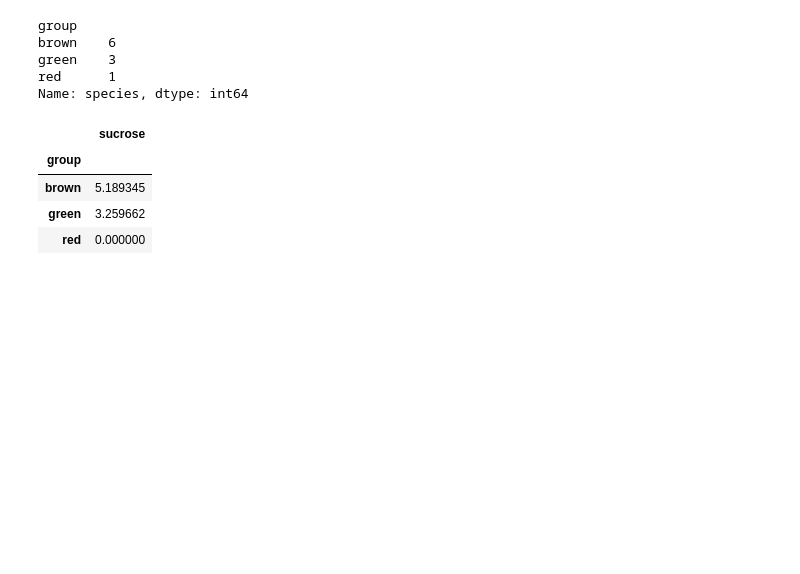
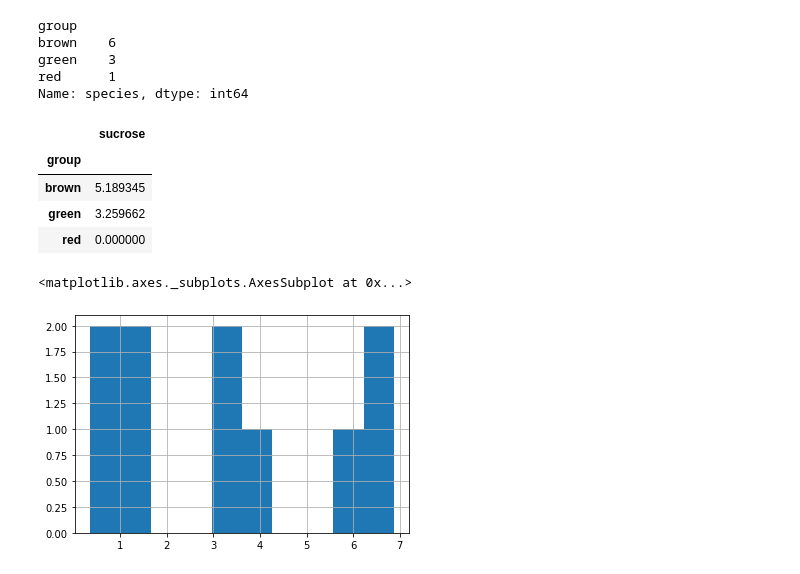
Before and after one commit to anatolii-kandiuk/research_students_df, a Jupyter notebook: research_df.ipynb, the cells around one changed output. Cells and saved outputs as stored; diff of their text form; code cells hidden in the pictures; blank space fills up the shorter version.

```diff
--- a/research_df.ipynb
+++ b/research_df.ipynb
@@ -220,3 +222,8 @@ algae_df.groupby('group').aggregate({'sucrose':lambda x:max(x)-min(x)})
 | brown | 5.189345 |
 | green | 3.259662 |
 | red | 0.000000 |
+# %%
+algae_df.alanin.hist()
+# %% [output]
+<matplotlib.axes._subplots.AxesSubplot at 0x...>
+[figure, added]
```
Also changed, not shown: parts of 19 cells of this notebook.
